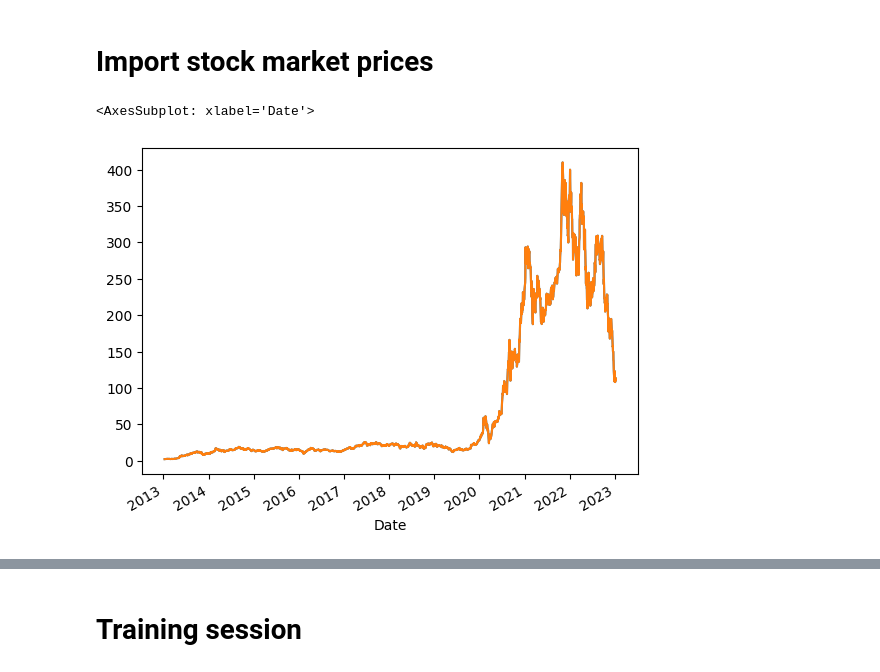
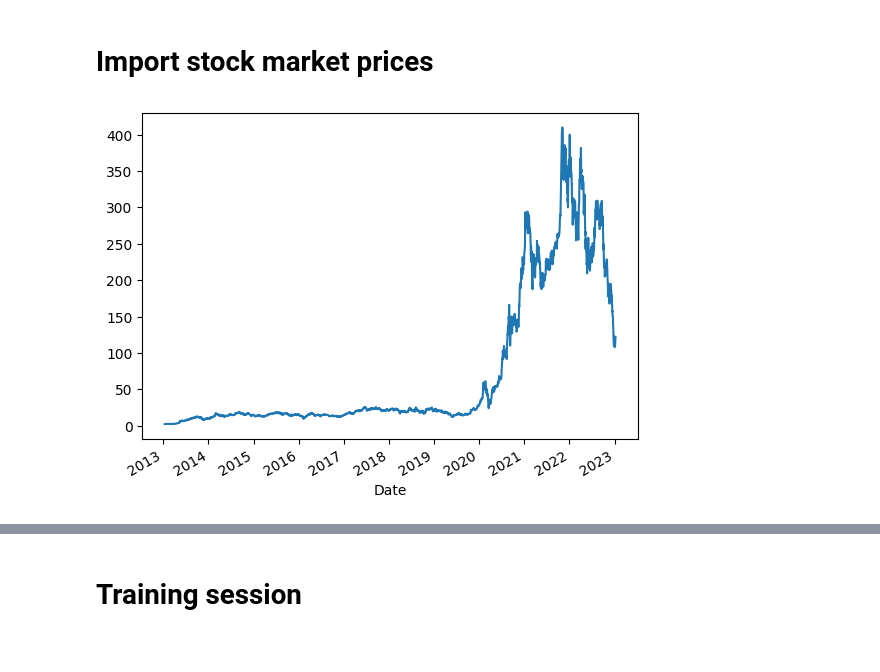
Before and after one commit to ludvigdoeser/scalableMLproject, a Jupyter notebook: News.ipynb, the cells around one changed output, grey strips where cells are left out. Drawn from its saved outputs; the diff is of its cells as text; code cells hidden in the pictures.

```diff
--- a/News.ipynb
+++ b/News.ipynb
@@ -810,17 +789,3 @@ Examples:
     Score -0.018: Ford F-150 Lightning prices are going up again
 # %% [markdown]
 # Import stock market prices
-# %%
-# Stock
-# "TSLA"
-stock = "TSLA" #"VEFAB.ST"
-
-stock = yf.Ticker(stock)
-data = stock.info
-
-# get historical market data
-hist = stock.history(period="max")
-
-hist['Close'].plot()
-# %% [output]
-<AxesSubplot: xlabel='Date'>
@@ -827,19 +795,21 @@ hist['Close'].plot()
 # %%
-import yfinance as yf
-import datetime
-
 # Get the current date and the date one month ago
 today = datetime.datetime.today()
 one_month_ago = today - datetime.timedelta(days=365*10)
 
 # Get the TSLA stock data from yfinance
 tsla = yf.Ticker("TSLA") #VEFAB.ST
+# info = tsla.info
+
+# get historical market data
 data = tsla.history(start=one_month_ago, end=today)
+
+data = data.drop(columns=['Dividends','Stock Splits'])
 
 data['Close'].plot()
 plt.show()
 # %% [output]
-[figure, old version]
+[figure, new version]
 # %%
 # Maybe later:
 
```
Also changed, not shown: parts of 25 cells of this notebook.
